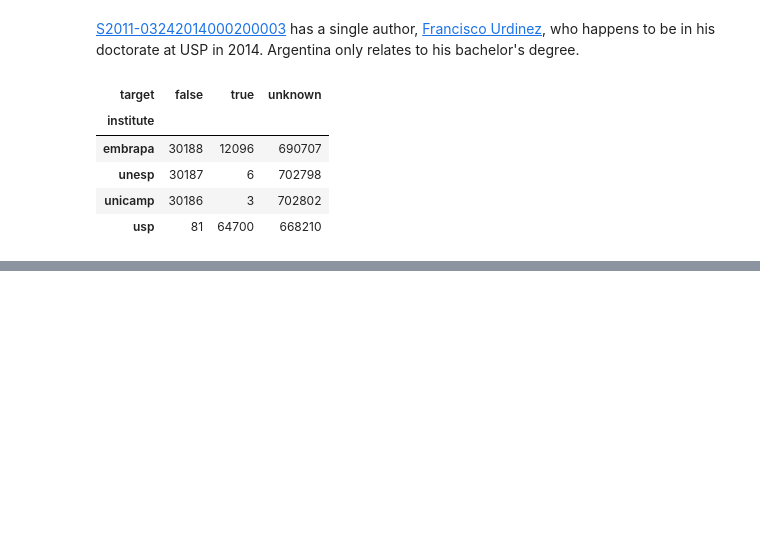
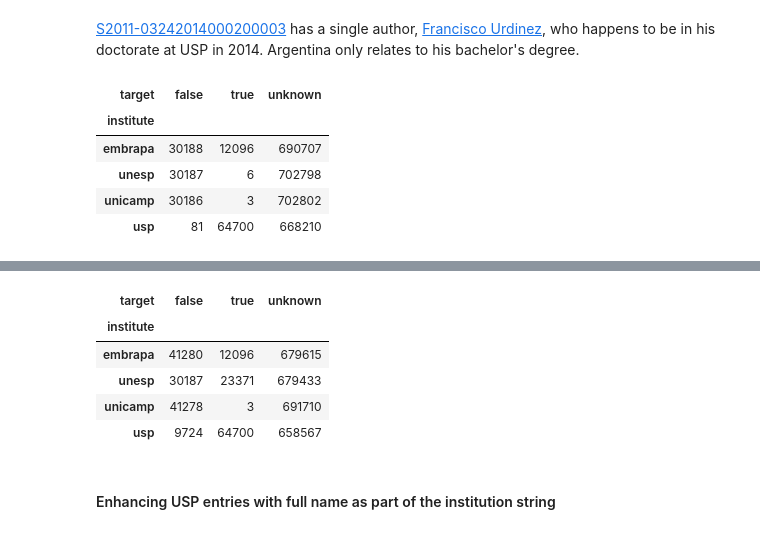
Before and after one commit to scieloorg/normalizations-experiments, a Jupyter notebook: experiments_2019-02_usp_unicamp_unesp_embrapa.ipynb, the cells around one changed output, grey strips where cells are left out. Saved outputs shown, nothing was run; the diff lists cells and outputs as text; code cells hidden in the pictures; blank space fills up the shorter version.

```diff
--- a/experiments_2019-02_usp_unicamp_unesp_embrapa.ipynb
+++ b/experiments_2019-02_usp_unicamp_unesp_embrapa.ipynb
@@ -1722,0 +1907,11 @@ pids2stats(solution2pids(solution))
+# %%
+pids2stats(solution2pids(solution))
+# %% [output]
+| target | false | true | unknown |
+| institute |  |  |  |
+| embrapa | 41280 | 12096 | 679615 |
+| unesp | 30187 | 23371 | 679433 |
+| unicamp | 41278 | 3 | 691710 |
+| usp | 9724 | 64700 | 658567 |
+# %% [markdown]
+#### Enhancing USP entries with full name as part of the institution string
```
Also changed, not shown: parts of 34 cells of this notebook.
